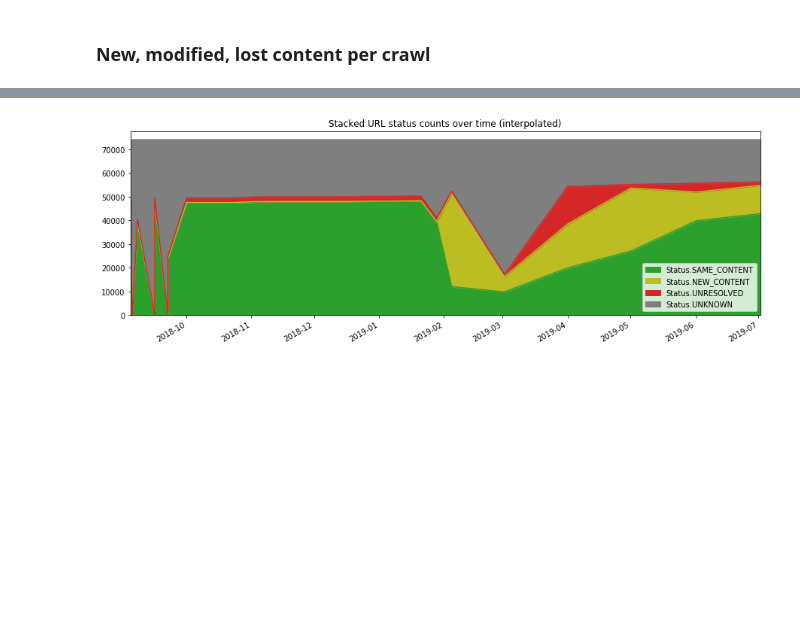
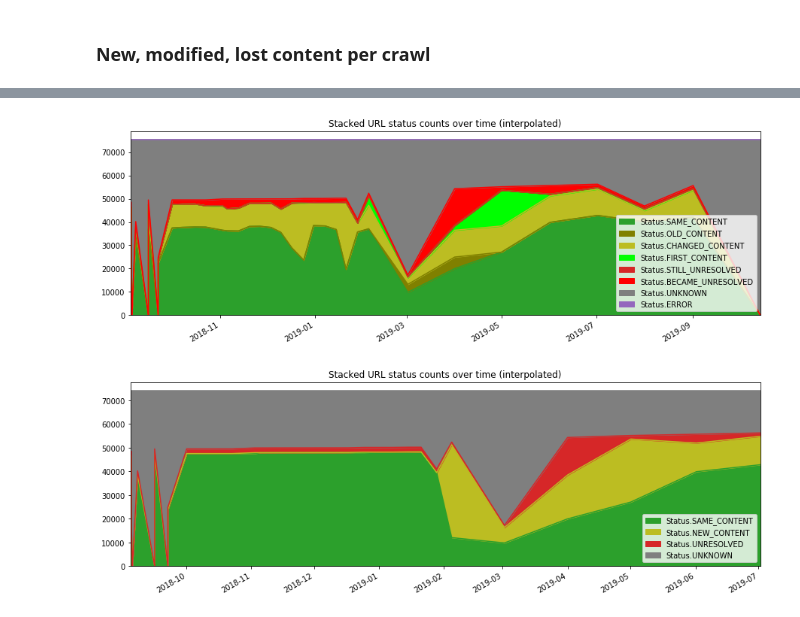
Before and after one commit to bio-linker/linkrot-contentdrift-figures, a Jupyter notebook: Build Figures.ipynb, the cells around one changed output, grey strips where cells are left out. Drawn from its saved outputs; the diff is of its cells as text; code cells hidden in the pictures; blank space fills up the shorter version.

```diff
--- a/Build Figures.ipynb
+++ b/Build Figures.ipynb
@@ -418,3 +390,8 @@ status_counts_df.plot(kind="bar", stacked=True, width=.96, color=status_color_ma
+# %%
+fig_df.plot(kind="area", stacked=True, color=status_color_map, figsize=(15, 5),
+                      title="Stacked URL status counts over time (interpolated)");
+# %% [output]
+[figure, added]
 # %%
 status_counts_df.plot(kind="area", stacked=True, color=status_color_map, figsize=(15, 5),
                       title="Stacked URL status counts over time (interpolated)");
```
Also changed, not shown: parts of 54 cells of this notebook, 10 other files.
